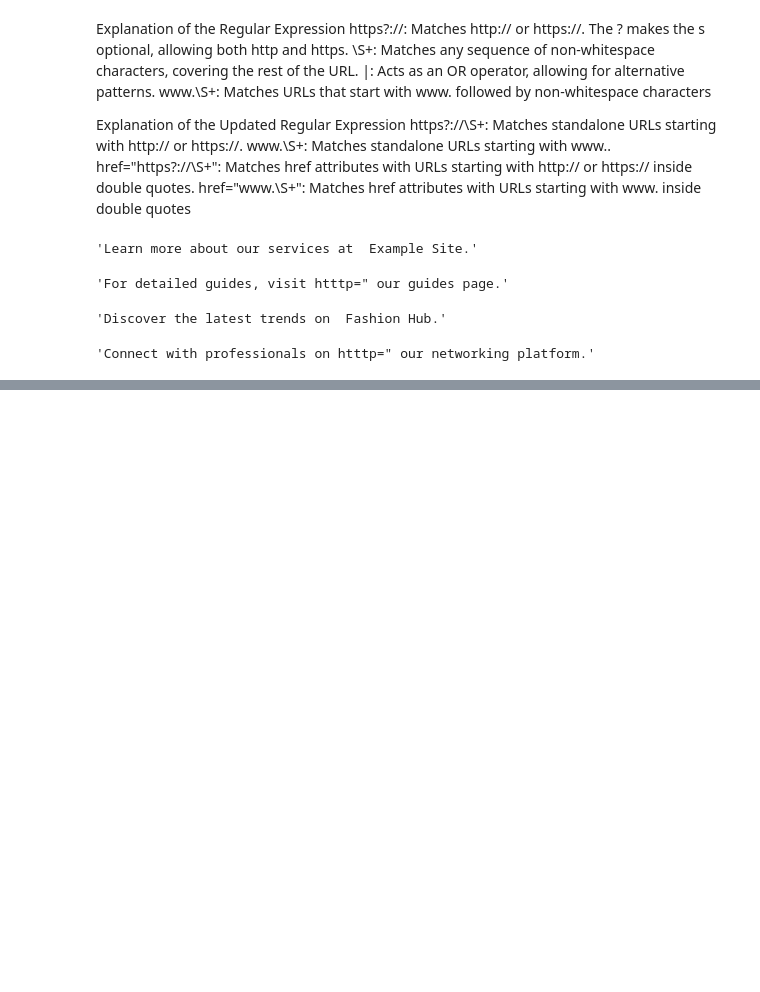
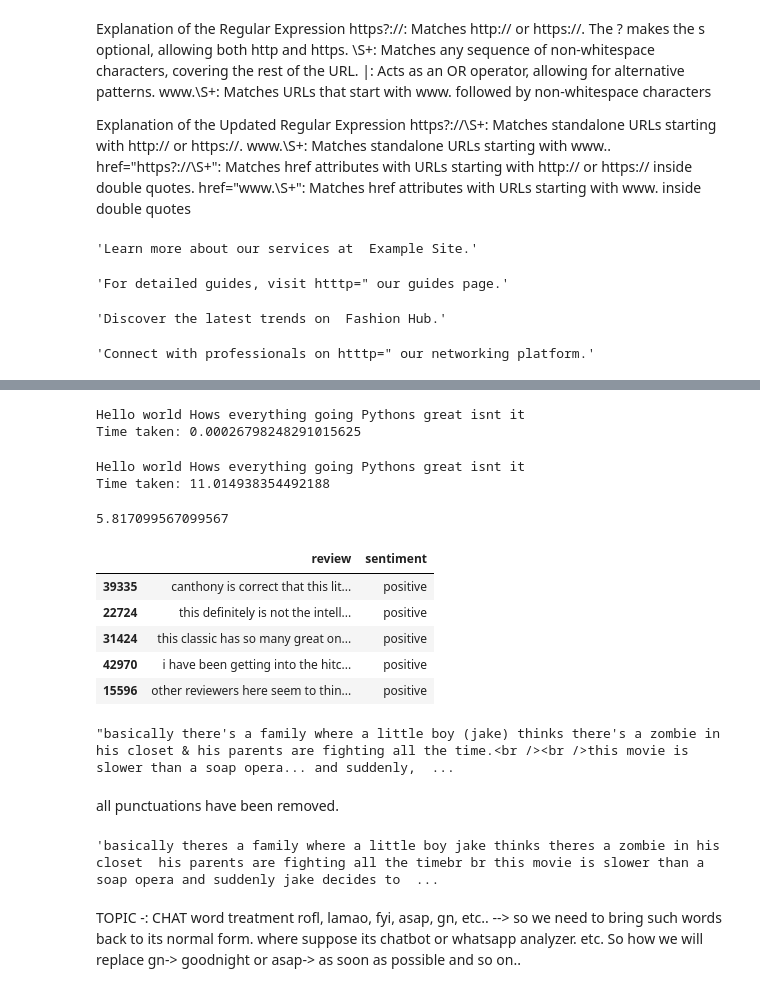
Before and after one commit to Abhilitcode/NLP_Practical, a Jupyter notebook: Text_Preprocessing.ipynb, the cells around one changed output, grey strips where cells are left out. Cells and saved outputs as stored; diff of their text form; code cells hidden in the pictures; blank space fills up the shorter version.

```diff
--- a/Text_Preprocessing.ipynb
+++ b/Text_Preprocessing.ipynb
@@ -13,7 +13,7 @@ LOWERCASING-: Python is a case sensitive language. when two words are almost sam
 import pandas as pd
 import numpy as np
 # %%
-data = pd.read_csv("/content/IMDB Dataset.csv")
+data = pd.read_csv("/content/sample_data/IMDB Dataset.csv")
 # %%
 data.shape
 # %% [output]
@@ -205,0 +281,16 @@ Why it is necessary to remove punctuation-: sentence is 'Hello', !, how, are, yo
+# %%
+start = time.time()                  # Start time
+print(remove_punct(text))              # Remove punctuation and print the result
+elapsedd_time = time.time() - start    # Calculate elapsed time
+print("Time taken:", elapsedd_time)    # Print the elapsed time
+# %% [output]
+Hello world Hows everything going Pythons great isnt it
+Time taken: 0.00026798248291015625
+# %%
+start = time.time()                  # Start time
+print(remove_punct(text))              # Remove punctuation and print the result
+elapsedd_time = time.time() - start    # Calculate elapsed time
+print("Time taken:", elapsedd_time*50000)
+# %% [output]
+Hello world Hows everything going Pythons great isnt it
+Time taken: 11.014938354492188
@@ -205,0 +299,19 @@ Why it is necessary to remove punctuation-: sentence is 'Hello', !, how, are, yo
+# %%
+how_fast
+# %% [output]
+5.817099567099567
+# %%
+data.sample(5)
+# %% [output]
+|  | review | sentiment |
+| 39335 | canthony is correct that this lit... | positive |
+| 22724 | this definitely is not the intell... | positive |
+| 31424 | this classic has so many great on... | positive |
+| 42970 | i have been getting into the hitc... | positive |
+| 15596 | other reviewers here seem to thin... | positive |
+# %%
+data['review'][3]
+# %% [output]
+"basically there's a family where a little boy (jake) thinks there's a zombie in his closet & his parents are fighting all the time.<br /><br />this movie is slower than a soap opera... and suddenly,  ...
+# %% [markdown]
+all punctuations have been removed.
@@ -205,0 +320,7 @@ Why it is necessary to remove punctuation-: sentence is 'Hello', !, how, are, yo
+# %%
+data_without_punct[3]
+# %% [output]
+'basically theres a family where a little boy jake thinks theres a zombie in his closet  his parents are fighting all the timebr br this movie is slower than a soap opera and suddenly jake decides to  ...
+# %% [markdown]
+TOPIC -: CHAT word treatment
+rofl, lamao, fyi, asap, gn, etc.. --> so we need to bring such words back to its normal form. where suppose its chatbot or whatsapp analyzer. etc. So how we will replace gn-> goodnight or asap-> as soon as possible and so on..
```
Also changed, not shown: parts of 30 cells of this notebook.
